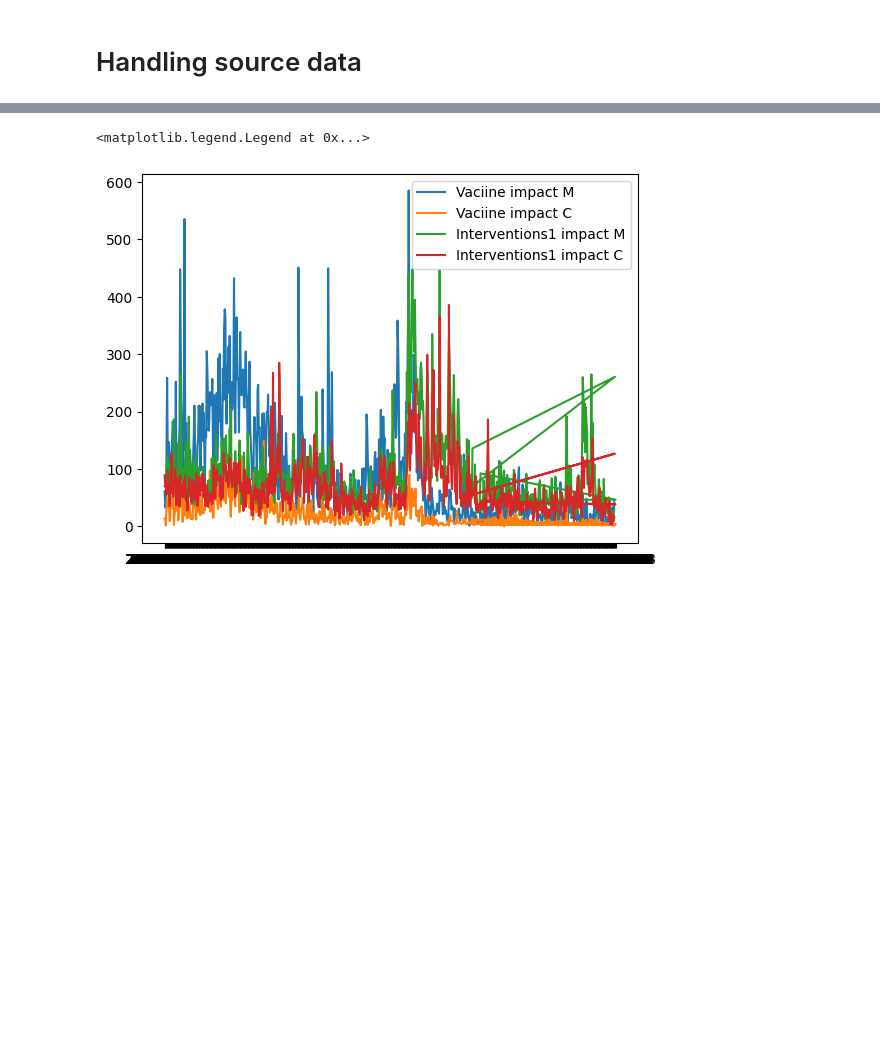
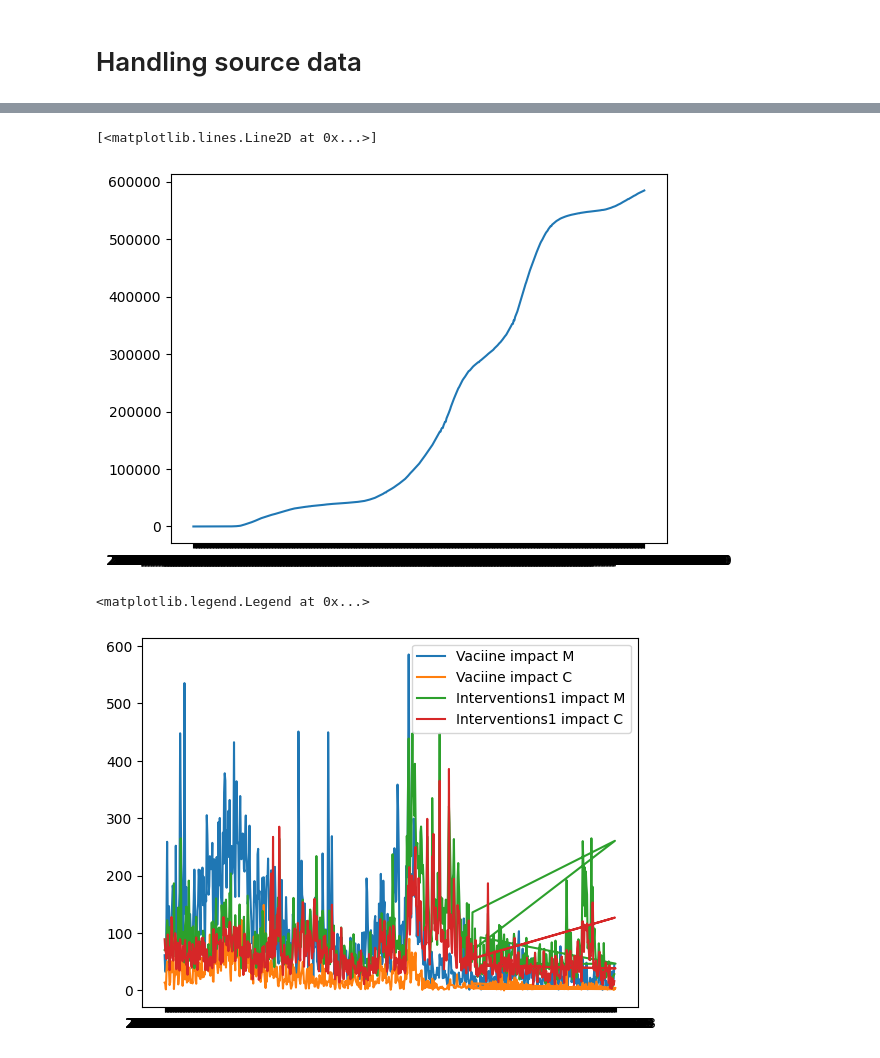
Before and after one commit to Song921012/CognitiveModel.jl, a Jupyter notebook: dataprocess.ipynb, the cells around one changed output, grey strips where cells are left out. Drawn from its saved outputs; the diff is of its cells as text; code cells hidden in the pictures; blank space fills up the shorter version.

```diff
--- a/dataprocess.ipynb
+++ b/dataprocess.ipynb
@@ -17,3 +33,11 @@ def getseriesnumber(mctype,url,column):
+# %%
+casedata=pd.read_csv("data/Provincial_Daily_Totals.csv")
+casedataontario=casedata[casedata["Abbreviation"]=="ON"]
+#dailycases=casedataontario["TotalCases"].values[2:end]-casedataontario["TotalCases"].values[1:end-1]
+plt.plot(casedataontario["SummaryDate"],casedataontario["TotalCases"])
+# %% [output]
+[<matplotlib.lines.Line2D at 0x...>]
+[figure, added]
 # %%
 url_bert="data/Bert_classified_impact_score_30K_vaccine_21_22.csv"
 column1="Impact Value"
```
Also changed, not shown: parts of 1 cell of this notebook.
